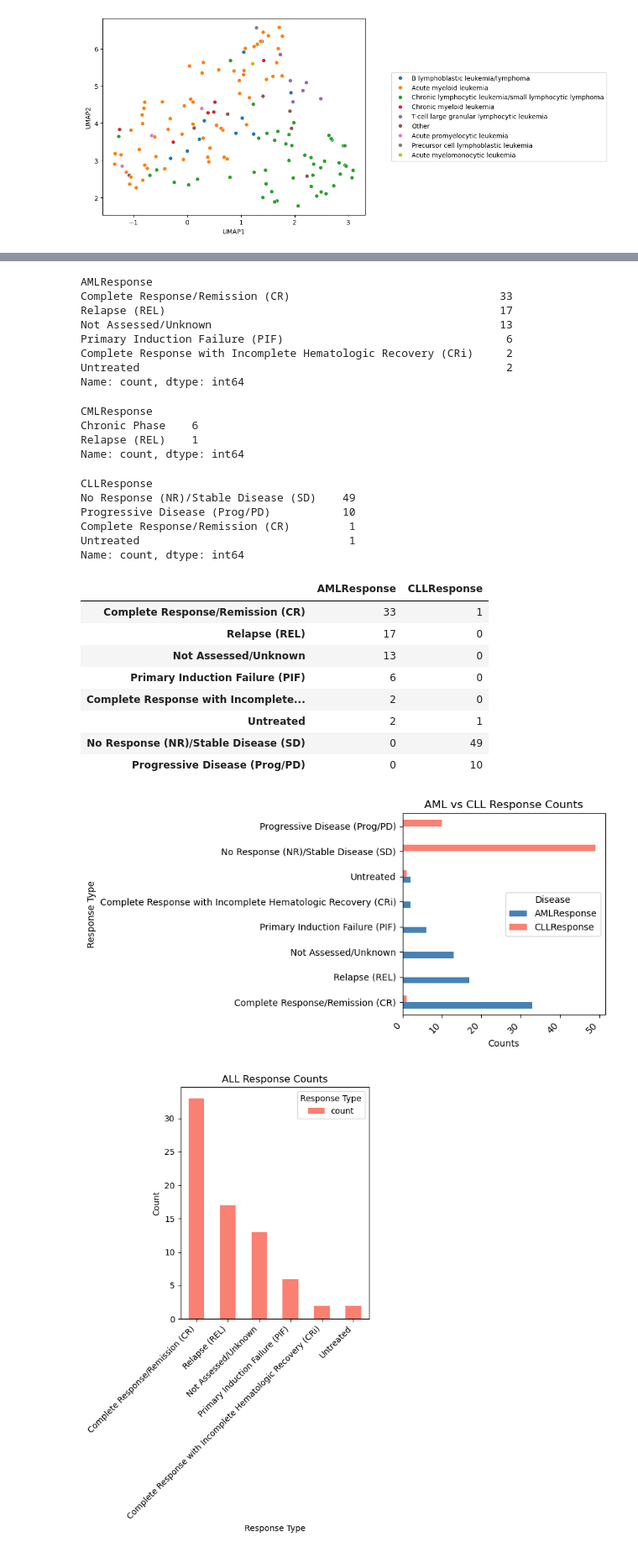
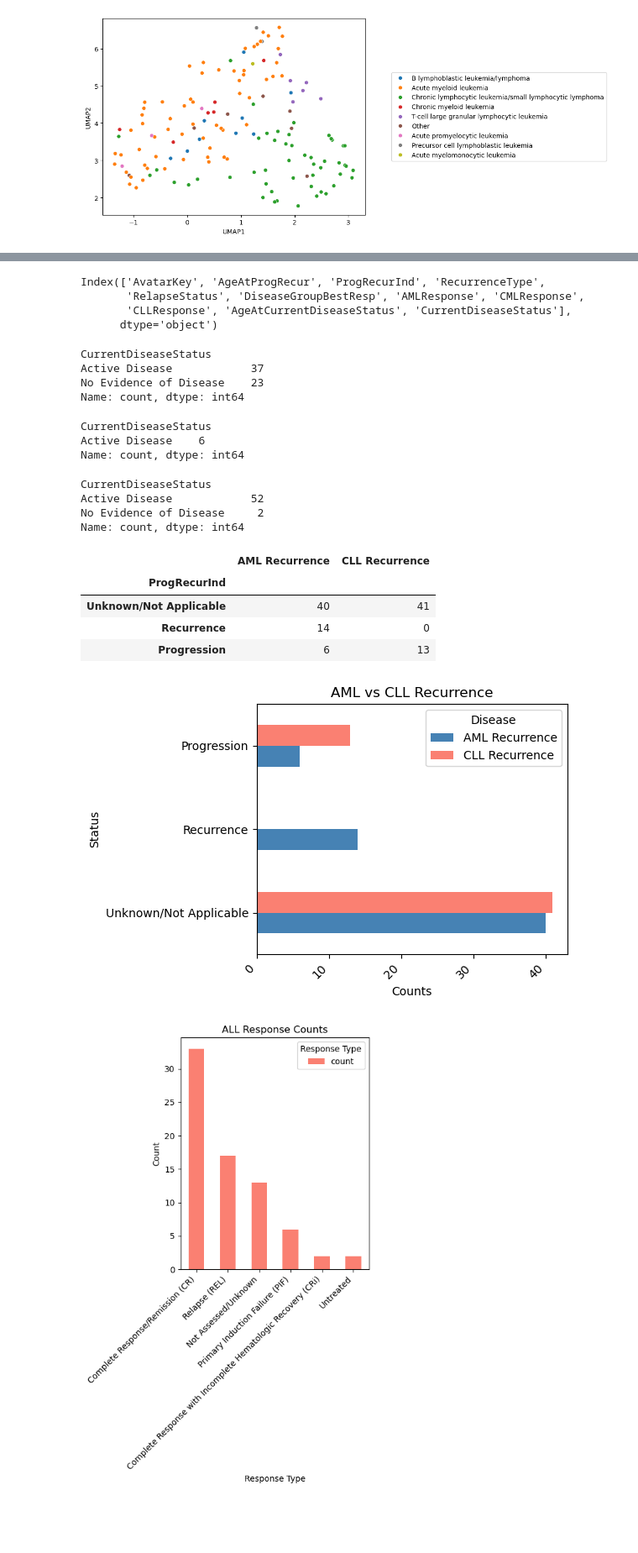
Before and after one commit to wshao1/team_cherry_garcia, a Jupyter notebook: KN_files/KN_Clinical.ipynb, the cells around one changed output, grey strips where cells are left out. Shown at 84% size. Drawn from its saved outputs; the diff is of its cells as text; code cells hidden in the pictures; blank space fills up the shorter version.

```diff
--- a/KN_files/KN_Clinical.ipynb
+++ b/KN_files/KN_Clinical.ipynb
@@ -603,70 +626,69 @@ outcomes
 # %%
-outcomes.to_csv('/standard/BDShackathon/teams/cherry_garcia/cleaned_clinical_data_csvs/outcomes.csv',index=False)
+outcomes = pd.read_csv('/standard/BDShackathon/teams/cherry_garcia/cleaned_clinical_data_csvs/outcomes.csv')
+# %%
+AML_outcomes.columns
+# %% [output]
+Index(['AvatarKey', 'AgeAtProgRecur', 'ProgRecurInd', 'RecurrenceType',
+       'RelapseStatus', 'DiseaseGroupBestResp', 'AMLResponse', 'CMLResponse',
+       'CLLResponse', 'AgeAtCurrentDiseaseStatus', 'CurrentDiseaseStatus'],
+      dtype='object')
 # %%
 AML_outcomes = outcomes[outcomes['DiseaseGroupBestResp']=='AML']
-AML_counts = AML_outcomes['AMLResponse'].value_counts()
-AML_counts
+AML_current_counts = AML_outcomes['CurrentDiseaseStatus'].value_counts()
+AML_recur = AML_outcomes['ProgRecurInd'].value_counts()
+AML_current_counts
 # %% [output]
-AMLResponse
-Complete Response/Remission (CR)                                33
-Relapse (REL)                                                   17
-Not Assessed/Unknown                                            13
-Primary Induction Failure (PIF)                                  6
-Complete Response with Incomplete Hematologic Recovery (CRi)     2
-Untreated                                                        2
+CurrentDiseaseStatus
+Active Disease            37
+No Evidence of Disease    23
 Name: count, dtype: int64
 # %%
 CML_outcomes = outcomes[outcomes['DiseaseGroupBestResp']=='CML']
-CML_outcomes['CMLResponse'].value_counts()
+CML_current_counts = CML_outcomes['CurrentDiseaseStatus'].value_counts()
+CML_current_counts
 # %% [output]
-CMLResponse
-Chronic Phase    6
-Relapse (REL)    1
+CurrentDiseaseStatus
+Active Disease    6
 Name: count, dtype: int64
 # %%
 CLL_outcomes = outcomes[outcomes['DiseaseGroupBestResp']=='CLL']
-CLL_counts=CLL_outcomes['CLLResponse'].value_counts()
-CLL_counts
+CLL_current_counts = CLL_outcomes['CurrentDiseaseStatus'].value_counts()
+CLL_recur = CLL_outcomes['ProgRecurInd'].value_counts()
+CLL_current_counts
 # %% [output]
-CLLResponse
-No Response (NR)/Stable Disease (SD)    49
-Progressive Disease (Prog/PD)           10
-Complete Response/Remission (CR)         1
-Untreated                                1
+CurrentDiseaseStatus
+Active Disease            52
+No Evidence of Disease     2
 Name: count, dtype: int64
 # %%
-response_df = pd.concat([AML_counts, CLL_counts], axis=1)
+response_df = pd.concat([AML_recur, CLL_recur], axis=1)
 
-response_df.columns = ['AMLResponse', 'CLLResponse']
+response_df.columns = ['AML Recurrence', 'CLL Recurrence']
 response_df = response_df.fillna(0).astype(int)
 
 response_df
 # %% [output]
-|  | AMLResponse | CLLResponse |
-| Complete Response/Remission (CR) | 33 | 1 |
-| Relapse (REL) | 17 | 0 |
-| Not Assessed/Unknown | 13 | 0 |
-| Primary Induction Failure (PIF) | 6 | 0 |
-| Complete Response with Incomplete... | 2 | 0 |
-| Untreated | 2 | 1 |
-| No Response (NR)/Stable Disease (SD) | 0 | 49 |
-| Progressive Disease (Prog/PD) | 0 | 10 |
+|  | AML Recurrence | CLL Recurrence |
+| ProgRecurInd |  |  |
+| Unknown/Not Applicable | 40 | 41 |
+| Recurrence | 14 | 0 |
+| Progression | 6 | 13 |
 # %%
 # Ensure index is string type for plotting
 response_df.index = response_df.index.astype(str)
 
 # Plot grouped bars
-response_df.plot(kind='barh', figsize=(4, 4), color=['steelblue', 'salmon'])
+response_df.plot(kind='barh', figsize=(6, 4), color=['steelblue', 'salmon'])
 
-plt.title('AML vs CLL Response Counts')
+plt.title('AML vs CLL Recurrence')
 plt.xlabel('Counts')
-plt.ylabel('Response Type')
+plt.ylabel('Status')
 plt.xticks(rotation=45, ha='right')
 plt.legend(title='Disease')
 plt.tight_layout()
 plt.show()
 # %% [output]
-[figure, old version]
+[figure, new version]
 # %%
 # Ensure index is string type for plotting
 AML_counts.index = AML_counts.index.astype(str)
```
Also changed, not shown: parts of 40 cells of this notebook, 9 other files.
